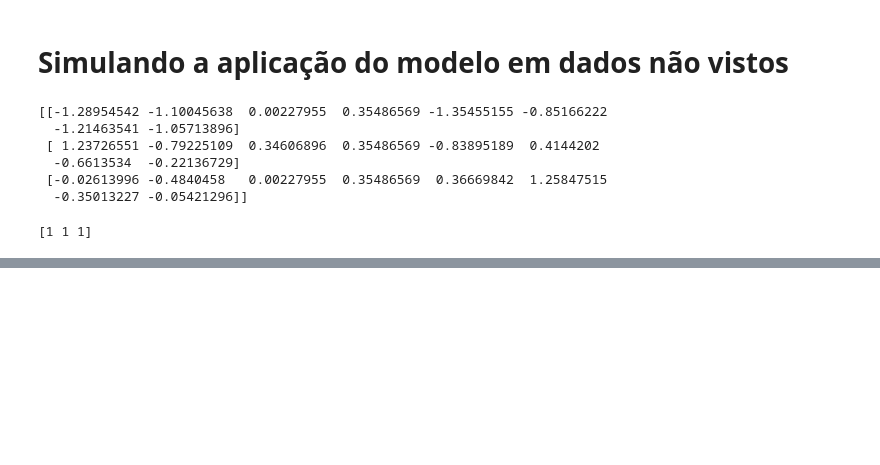
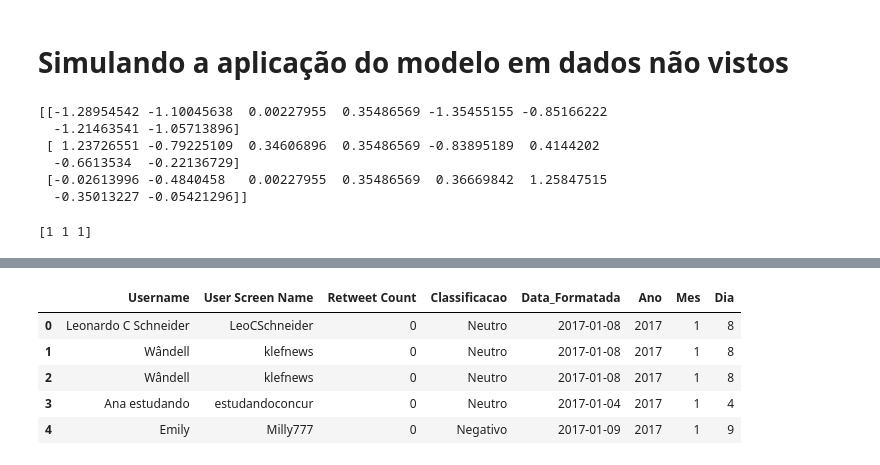
Before and after one commit to ThiagoPedrazi/MVPPuc_Sprint2, a Jupyter notebook: MVP_Sprint2A_ThiagoPedrazi.ipynb, the cells around one changed output, grey strips where cells are left out. Drawn from its saved outputs; the diff is of its cells as text; code cells hidden in the pictures; blank space fills up the shorter version.

```diff
--- a/MVP_Sprint2A_ThiagoPedrazi.ipynb
+++ b/MVP_Sprint2A_ThiagoPedrazi.ipynb
@@ -353,0 +412,4 @@ print(saidas)
+# %%
+# Remover as colunas
+Colunas_Extrair = Base_Dados.columns[10:]
+Base_Dados.drop( columns=Colunas_Extrair, inplace=True )
@@ -353,0 +436,6 @@ print(saidas)
+# %%
+# Retirar
+Base_Dados.drop( columns='Unnamed: 0', inplace=True )
+
+# Dimensão
+Base_Dados.shape
@@ -353,0 +487,20 @@ print(saidas)
+# %%
+# Função para extrair
+
+def Ajustar_Data( Data ):
+  '''
+    Função para converter Data
+  '''
+  # Atribuir
+  Texto_Data = Data
+  # Transform
+  Transformacao = parse( Texto_Data )
+  # Extracação
+  Data_Formatada = Transformacao.date()
+  return Data_Formatada
+
+# Atribuindo função
+Base_Dados['Data_Formatada'] = Base_Dados['Created At'].apply( Ajustar_Data )
+
+# Filtro
+Base_Dados.iloc[0:5, 5:]
@@ -353,0 +530,19 @@ print(saidas)
+# %%
+# Gerando Meses, Ano, Dias
+
+# transforma data
+Base_Dados['Data_Formatada'] = pd.to_datetime( Base_Dados['Data_Formatada'] )
+
+# Extraindo
+Base_Dados['Ano'] = Base_Dados['Data_Formatada'].dt.year
+Base_Dados['Mes'] = Base_Dados['Data_Formatada'].dt.month
+Base_Dados['Dia'] = Base_Dados['Data_Formatada'].dt.day
+
+Base_Dados.iloc[0:5, 5:]
+# %% [output]
+|  | Username | User Screen Name | Retweet Count | Classificacao | Data_Formatada | Ano | Mes | Dia |
+| 0 | Leonardo C Schneider | LeoCSchneider | 0 | Neutro | 2017-01-08 | 2017 | 1 | 8 |
+| 1 | Wândell | klefnews | 0 | Neutro | 2017-01-08 | 2017 | 1 | 8 |
+| 2 | Wândell | klefnews | 0 | Neutro | 2017-01-08 | 2017 | 1 | 8 |
+| 3 | Ana estudando | estudandoconcur | 0 | Neutro | 2017-01-04 | 2017 | 1 | 4 |
+| 4 | Emily | Milly777 | 0 | Negativo | 2017-01-09 | 2017 | 1 | 9 |
```
Also changed, not shown: parts of 30 cells of this notebook.
